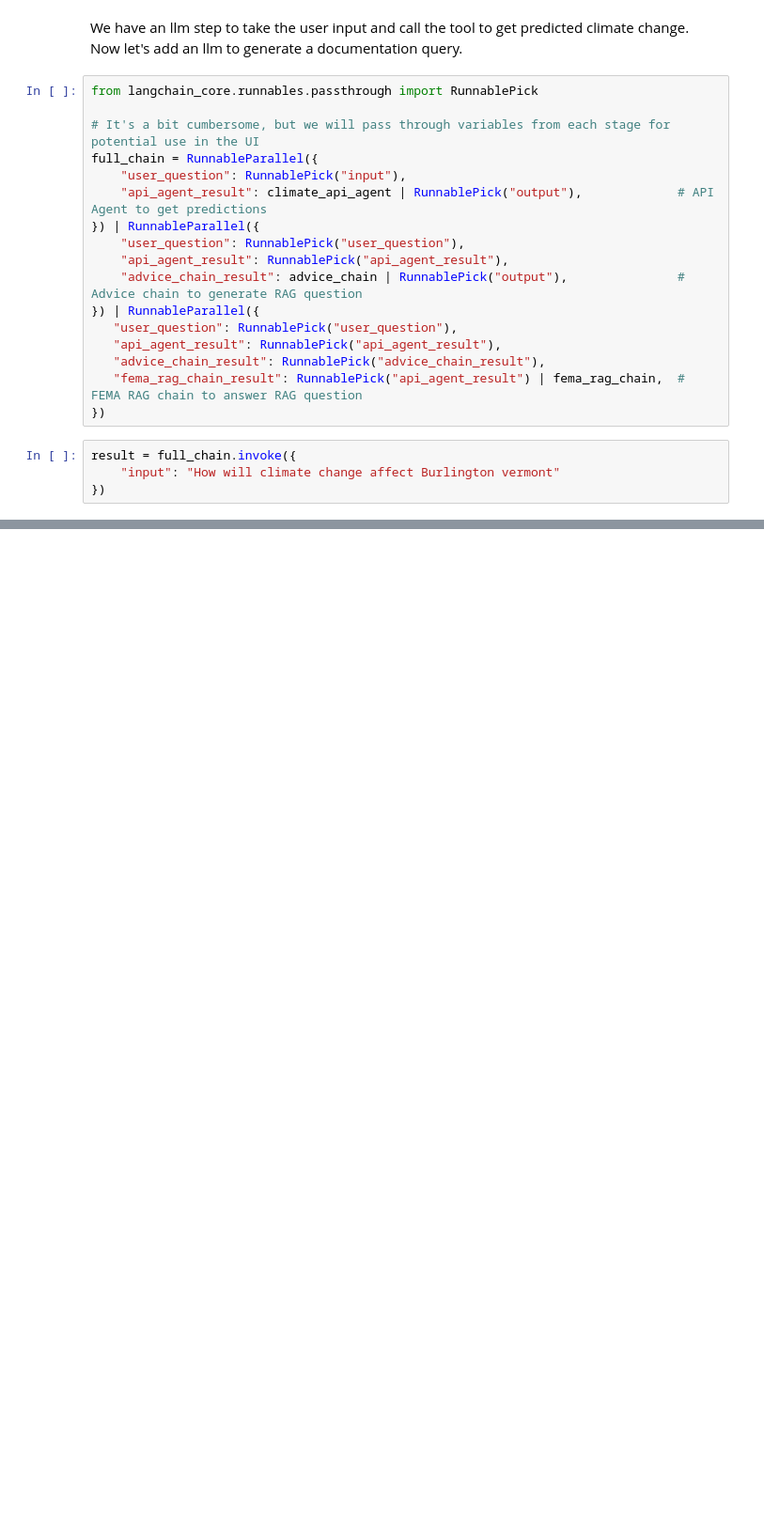
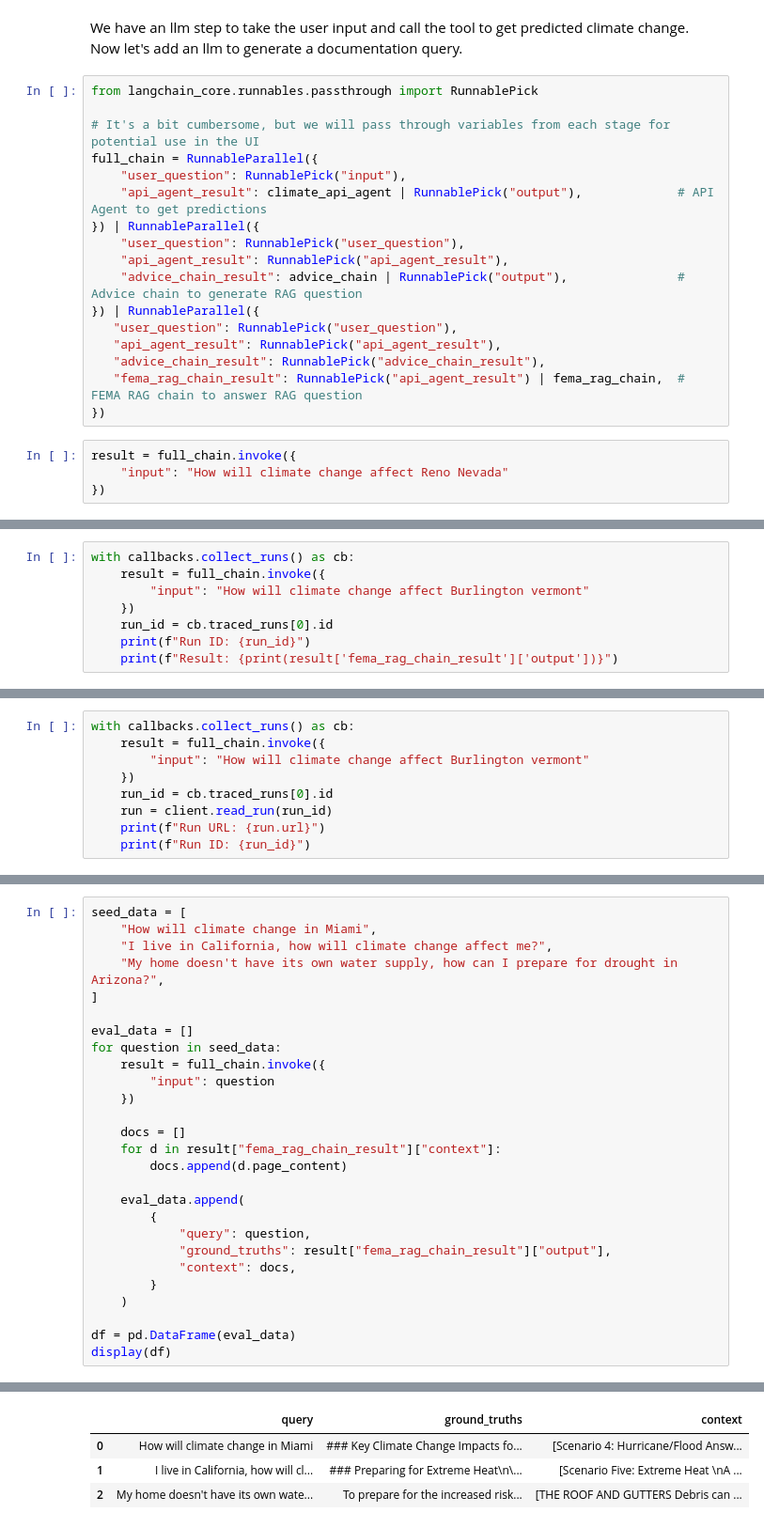
Before and after one commit to dividor/climate-change-assistant, a Jupyter notebook: climate-bot-analysis.ipynb, the cells around one changed output, grey strips where cells are left out. Shown: that part at 94% size. Drawn from its saved outputs; the diff is of its cells as text; blank space fills up the shorter version.

```diff
--- a/climate-bot-analysis.ipynb
+++ b/climate-bot-analysis.ipynb
@@ -511,7 +513,7 @@ full_chain = RunnableParallel({
 })
 # %%
 result = full_chain.invoke({
-    "input": "How will climate change affect Burlington vermont"
+    "input": "How will climate change affect Reno Nevada"
 })
 # %% [output]
 > Entering new AgentExecutor chain...
@@ -562,0 +569,8 @@ api_agent_result:
+# %%
+with callbacks.collect_runs() as cb:
+    result = full_chain.invoke({
+        "input": "How will climate change affect Burlington vermont"
+    })
+    run_id = cb.traced_runs[0].id
+    print(f"Run ID: {run_id}")
+    print(f"Result: {print(result['fema_rag_chain_result']['output'])}")
@@ -562,0 +614,9 @@ api_agent_result:
+# %%
+with callbacks.collect_runs() as cb:
+    result = full_chain.invoke({
+        "input": "How will climate change affect Burlington vermont"
+    })
+    run_id = cb.traced_runs[0].id
+    run = client.read_run(run_id)
+    print(f"Run URL: {run.url}")
+    print(f"Run ID: {run_id}")
@@ -562,0 +655,28 @@ api_agent_result:
+# %%
+seed_data = [
+    "How will climate change in Miami",
+    "I live in California, how will climate change affect me?",
+    "My home doesn't have its own water supply, how can I prepare for drought in Arizona?",
+]
+
+eval_data = []
+for question in seed_data:
+    result = full_chain.invoke({
+        "input": question
+    })
+
+    docs = []
+    for d in result["fema_rag_chain_result"]["context"]:
+        docs.append(d.page_content)
+
+    eval_data.append(
+        {
+            "query": question,
+            "ground_truths": result["fema_rag_chain_result"]["output"],
+            "context": docs,
+        }
+    )
+
+df = pd.DataFrame(eval_data)
+display(df)
+# %% [output]
@@ -562,0 +740,4 @@ api_agent_result:
+|  | query | ground_truths | context |
+| 0 | How will climate change in Miami | ### Key Climate Change Impacts fo... | [Scenario 4: Hurricane/Flood Answ... |
+| 1 | I live in California, how will cl... | ### Preparing for Extreme Heat\n\... | [Scenario Five: Extreme Heat \nA ... |
+| 2 | My home doesn't have its own wate... | To prepare for the increased risk... | [THE ROOF AND GUTTERS Debris can ... |
```
Also changed, not shown: parts of 19 cells of this notebook, 1 other file.
